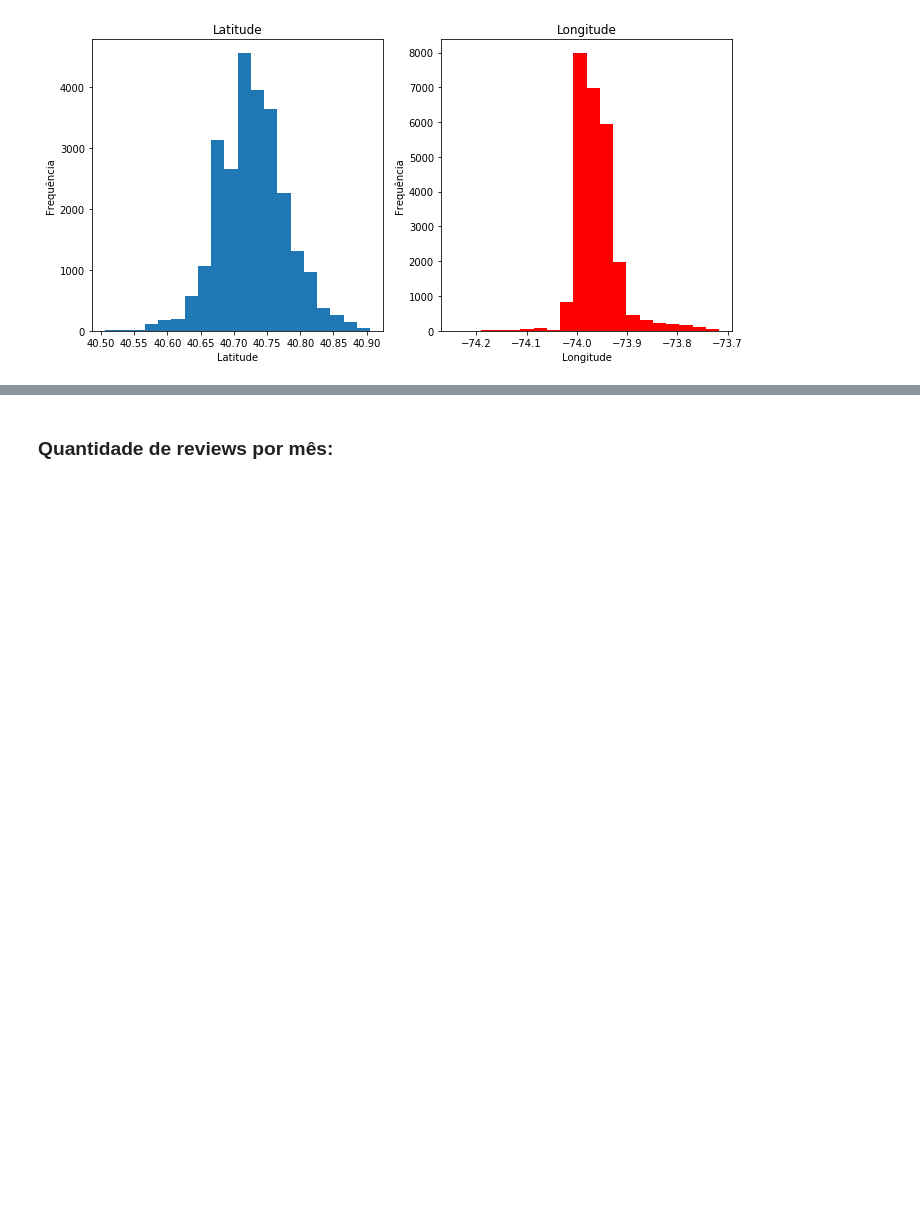
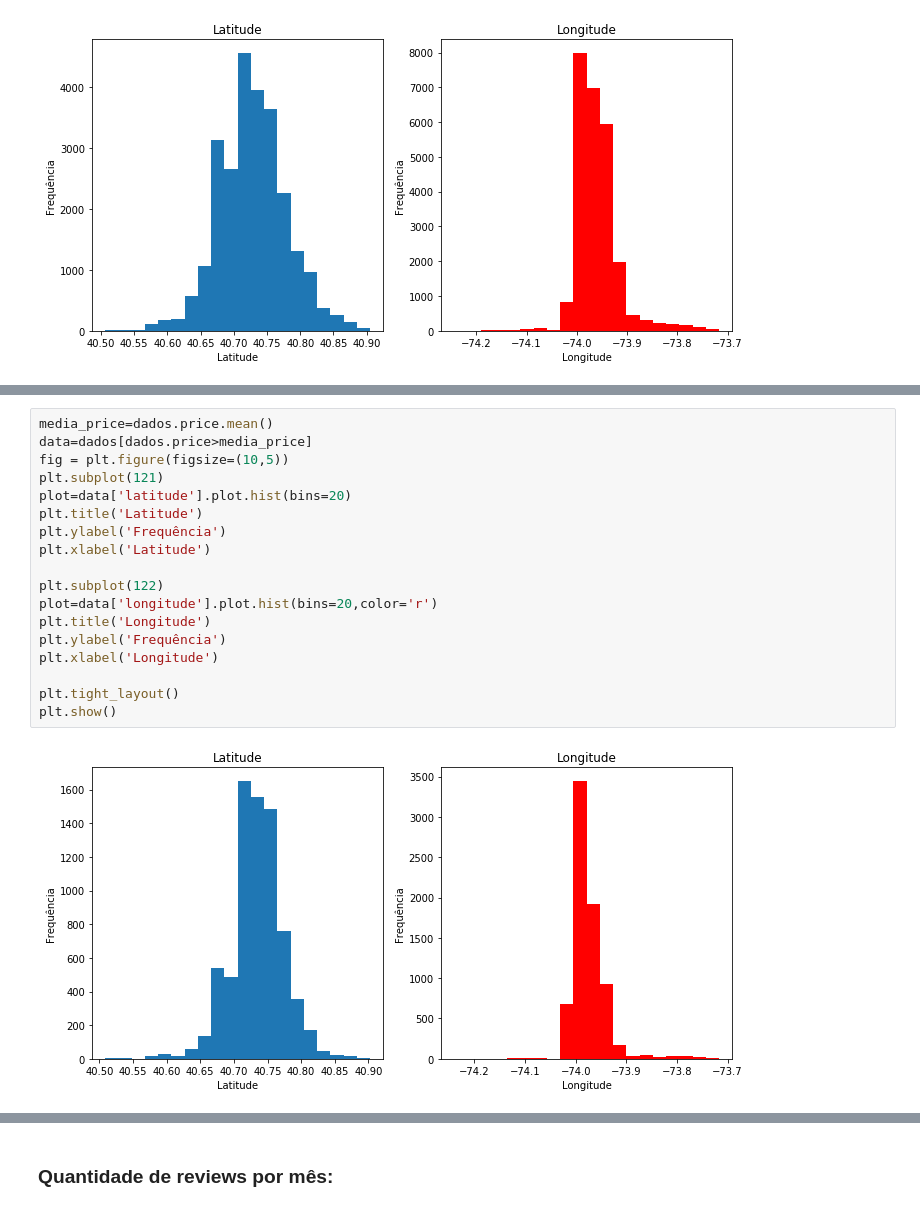
Before and after one commit to GabrielKabbani/P3-CD-AA-BK-GB-GK, a Jupyter notebook: P3 incial.ipynb, the cells around one changed output, grey strips where cells are left out. Saved outputs shown, nothing was run; the diff lists cells and outputs as text; blank space fills up the shorter version.

```diff
--- a/P3 incial.ipynb
+++ b/P3 incial.ipynb
@@ -132,0 +100,20 @@ plt.show()
+# %%
+media_price=dados.price.mean()
+data=dados[dados.price>media_price]
+fig = plt.figure(figsize=(10,5))
+plt.subplot(121)
+plot=data['latitude'].plot.hist(bins=20)
+plt.title('Latitude')
+plt.ylabel('Frequência')
+plt.xlabel('Latitude')
+
+plt.subplot(122)
+plot=data['longitude'].plot.hist(bins=20,color='r')
+plt.title('Longitude')
+plt.ylabel('Frequência')
+plt.xlabel('Longitude')
+
+plt.tight_layout()
+plt.show()
+# %% [output]
+[figure, added]
```
Also changed, not shown: parts of 41 cells of this notebook.
